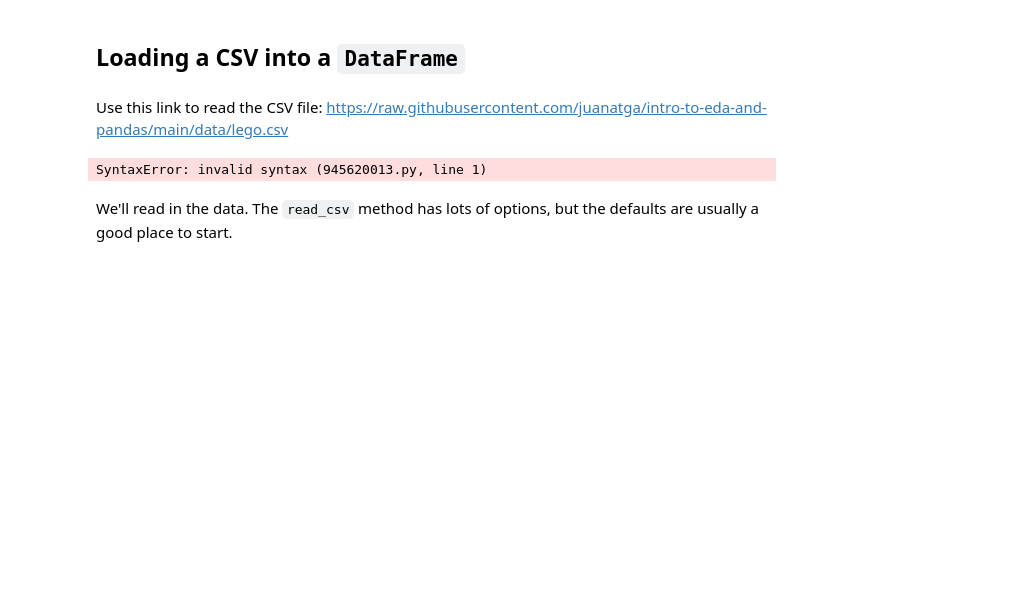
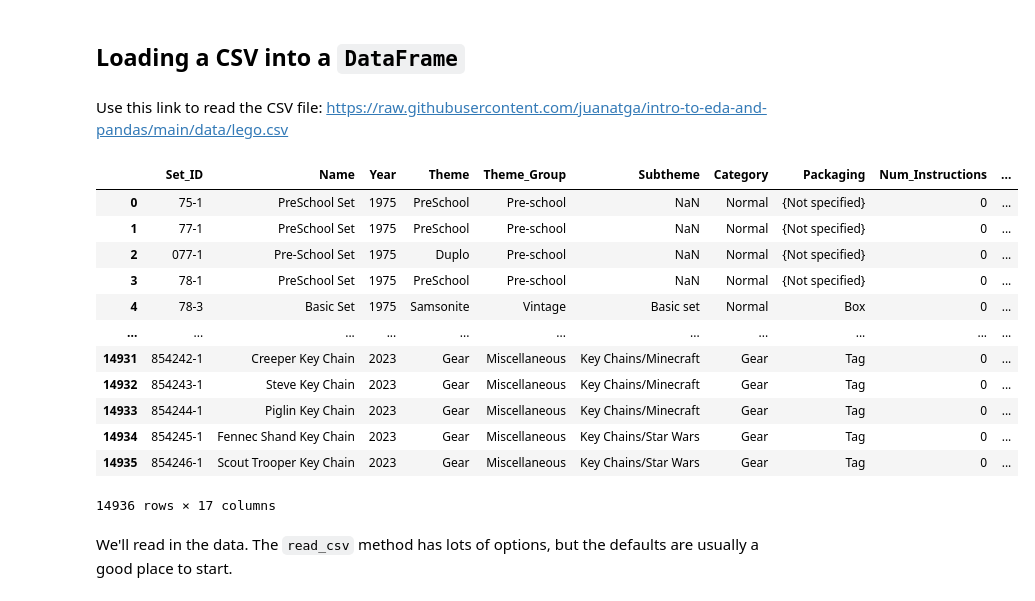
Before and after one commit to radevicstefan-afk/intro-to-eda-and-pandas, a Jupyter notebook: 03-eda-with-pandas/03-eda-with-pandas.ipynb, the cells around one changed output. Saved outputs shown, nothing was run; the diff lists cells and outputs as text; code cells hidden in the pictures; blank space fills up the shorter version.

Commit message:
Zadatak 03 - EDA fixed error (u zagradi link URL-a treba da bude pod navodnicima)

```diff
--- a/03-eda-with-pandas/03-eda-with-pandas.ipynb
+++ b/03-eda-with-pandas/03-eda-with-pandas.ipynb
@@ -38,9 +38,21 @@ https://raw.githubusercontent.com/juanatga/intro-to-eda-and-pandas/main/data/leg
 import pandas
 import pandas as pd
 # %%
-pd.read_csv(https://raw.githubusercontent.com/juanatga/intro-to-eda-and-pandas/main/data/lego.csv)
+pd.read_csv("https://raw.githubusercontent.com/juanatga/intro-to-eda-and-pandas/main/data/lego.csv")
 # %% [output]
+|  | Set_ID | Name | Year | Theme | Theme_Group | Subtheme | Category | Packaging | Num_Instructions | ... |
+| 0 | 75-1 | PreSchool Set | 1975 | PreSchool | Pre-school | NaN | Normal | {Not specified} | 0 | ... |
+| 1 | 77-1 | PreSchool Set | 1975 | PreSchool | Pre-school | NaN | Normal | {Not specified} | 0 | ... |
+| 2 | 077-1 | Pre-School Set | 1975 | Duplo | Pre-school | NaN | Normal | {Not specified} | 0 | ... |
+| 3 | 78-1 | PreSchool Set | 1975 | PreSchool | Pre-school | NaN | Normal | {Not specified} | 0 | ... |
+| 4 | 78-3 | Basic Set | 1975 | Samsonite | Vintage | Basic set | Normal | Box | 0 | ... |
+| ... | ... | ... | ... | ... | ... | ... | ... | ... | ... | ... |
+| 14931 | 854242-1 | Creeper Key Chain | 2023 | Gear | Miscellaneous | Key Chains/Minecraft | Gear | Tag | 0 | ... |
+| 14932 | 854243-1 | Steve Key Chain | 2023 | Gear | Miscellaneous | Key Chains/Minecraft | Gear | Tag | 0 | ... |
+| 14933 | 854244-1 | Piglin Key Chain | 2023 | Gear | Miscellaneous | Key Chains/Minecraft | Gear | Tag | 0 | ... |
+| 14934 | 854245-1 | Fennec Shand Key Chain | 2023 | Gear | Miscellaneous | Key Chains/Star Wars | Gear | Tag | 0 | ... |
+| 14935 | 854246-1 | Scout Trooper Key Chain | 2023 | Gear | Miscellaneous | Key Chains/Star Wars | Gear | Tag | 0 | ... |
-SyntaxError: invalid syntax (945620013.py, line 1)
+14936 rows × 17 columns
 # %% [markdown]
 We'll read in the data. The `read_csv` method has lots of options, but the defaults are usually a good place to start.
 # %% [markdown]
```
